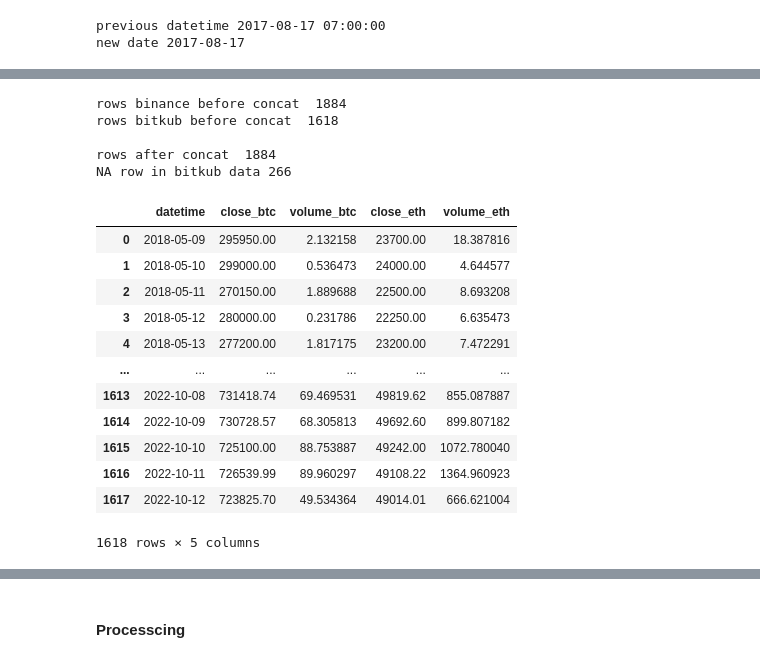
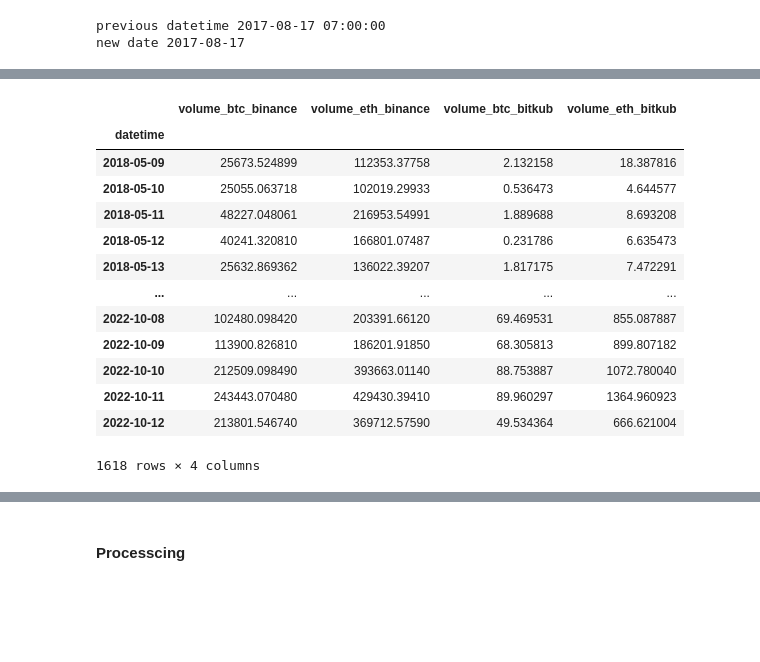
Before and after one commit to kimteespk/DADS5001_Miniproject_bitkub_googletrend, a Jupyter notebook: main_bitkub_googletrend.ipynb, the cells around one changed output, grey strips where cells are left out. Saved outputs shown, nothing was run; the diff lists cells and outputs as text; code cells hidden in the pictures; blank space fills up the shorter version.

Commit message:
finish prep data

```diff
--- a/main_bitkub_googletrend.ipynb
+++ b/main_bitkub_googletrend.ipynb
@@ -350,3 +366,6 @@ print('new date', df_coins_binance['datetime'][0])
 # %% [output]
 previous datetime 2017-08-17 07:00:00
 new date 2017-08-17
+# %%
+df_coins['datetime'] = pd.to_datetime(df_coins['datetime']).dt.date
+type(df_coins['datetime'][0])
@@ -352,0 +374,16 @@ new date 2017-08-17
+# %%
+df_coins_binance.set_index('datetime', inplace= True)
+df_coins.set_index('datetime', inplace= True)
+# %%
+# Merge bitkub and binance data again
+#df_coins_both = pd.merge(df_coins_binance, df_coins, left_on='datetime', right_on='datetime')
+#df_coins_both.head()
+
+#df_coins_both = pd.concat([df_coins_binance, df_coins],join= 'inner' ,axis=1)
+df_coins_both = pd.merge(df_coins_binance, df_coins, how= 'inner', left_index=True, right_index= True)
+df_coins_both.head(1)
+print('rows binance before concat ', len(df_coins_binance))
+print('rows bitkub before concat ', len(df_coins))
+
+print('\nrows after concat ', len(df_coins_both))
+print('NA row in bitkub data', df_coins_both['volume_btc_bitkub'].isna().sum())
@@ -365,36 +407,20 @@ Index(['datetime', 'symbol_btc_binance', 'open_btc_binance',
       dtype='object')
-# %%
-# Merge bitkub and binance data again
-#df_coins_both = pd.merge(df_coins_binance, df_coins, left_on='datetime', right_on='datetime')
-#df_coins_both.head()
-
-df_coins_both = pd.concat([df_coins_binance, df_coins], axis=1)
-df_coins_both.head(1)
-print('rows binance before concat ', len(df_coins_binance))
-print('rows bitkub before concat ', len(df_coins))
-
-print('\nrows after concat ', len(df_coins_both))
-print('NA row in bitkub data', df_coins_both['volume_btc_bitkub'].isna().sum())
-# %% [output]
-rows binance before concat  1884
-rows bitkub before concat  1618
-
-rows after concat  1884
-NA row in bitkub data 266
 # %%
-df_coins = df_coins[['datetime', 'close_btc', 'volume_btc', 'close_eth', 'volume_eth']]
+#df_coins = df_coins_both[['datetime', 'close_btc', 'volume_btc', 'close_eth', 'volume_eth']]
+df_coins = df_coins_both[[ 'volume_btc_binance', 'volume_eth_binance', 'volume_btc_bitkub', 'volume_eth_bitkub']]
 df_coins
 # %% [output]
-|  | datetime | close_btc | volume_btc | close_eth | volume_eth |
-| 0 | 2018-05-09 | 295950.00 | 2.132158 | 23700.00 | 18.387816 |
-| 1 | 2018-05-10 | 299000.00 | 0.536473 | 24000.00 | 4.644577 |
-| 2 | 2018-05-11 | 270150.00 | 1.889688 | 22500.00 | 8.693208 |
-| 3 | 2018-05-12 | 280000.00 | 0.231786 | 22250.00 | 6.635473 |
-| 4 | 2018-05-13 | 277200.00 | 1.817175 | 23200.00 | 7.472291 |
-| ... | ... | ... | ... | ... | ... |
-| 1613 | 2022-10-08 | 731418.74 | 69.469531 | 49819.62 | 855.087887 |
-| 1614 | 2022-10-09 | 730728.57 | 68.305813 | 49692.60 | 899.807182 |
-| 1615 | 2022-10-10 | 725100.00 | 88.753887 | 49242.00 | 1072.780040 |
-| 1616 | 2022-10-11 | 726539.99 | 89.960297 | 49108.22 | 1364.960923 |
-| 1617 | 2022-10-12 | 723825.70 | 49.534364 | 49014.01 | 666.621004 |
+|  | volume_btc_binance | volume_eth_binance | volume_btc_bitkub | volume_eth_bitkub |
+| datetime |  |  |  |  |
+| 2018-05-09 | 25673.524899 | 112353.37758 | 2.132158 | 18.387816 |
+| 2018-05-10 | 25055.063718 | 102019.29933 | 0.536473 | 4.644577 |
+| 2018-05-11 | 48227.048061 | 216953.54991 | 1.889688 | 8.693208 |
+| 2018-05-12 | 40241.320810 | 166801.07487 | 0.231786 | 6.635473 |
+| 2018-05-13 | 25632.869362 | 136022.39207 | 1.817175 | 7.472291 |
+| ... | ... | ... | ... | ... |
+| 2022-10-08 | 102480.098420 | 203391.66120 | 69.469531 | 855.087887 |
+| 2022-10-09 | 113900.826810 | 186201.91850 | 68.305813 | 899.807182 |
+| 2022-10-10 | 212509.098490 | 393663.01140 | 88.753887 | 1072.780040 |
+| 2022-10-11 | 243443.070480 | 429430.39410 | 89.960297 | 1364.960923 |
+| 2022-10-12 | 213801.546740 | 369712.57590 | 49.534364 | 666.621004 |
-1618 rows × 5 columns
+1618 rows × 4 columns
```
Also changed, not shown: parts of 19 cells of this notebook.
